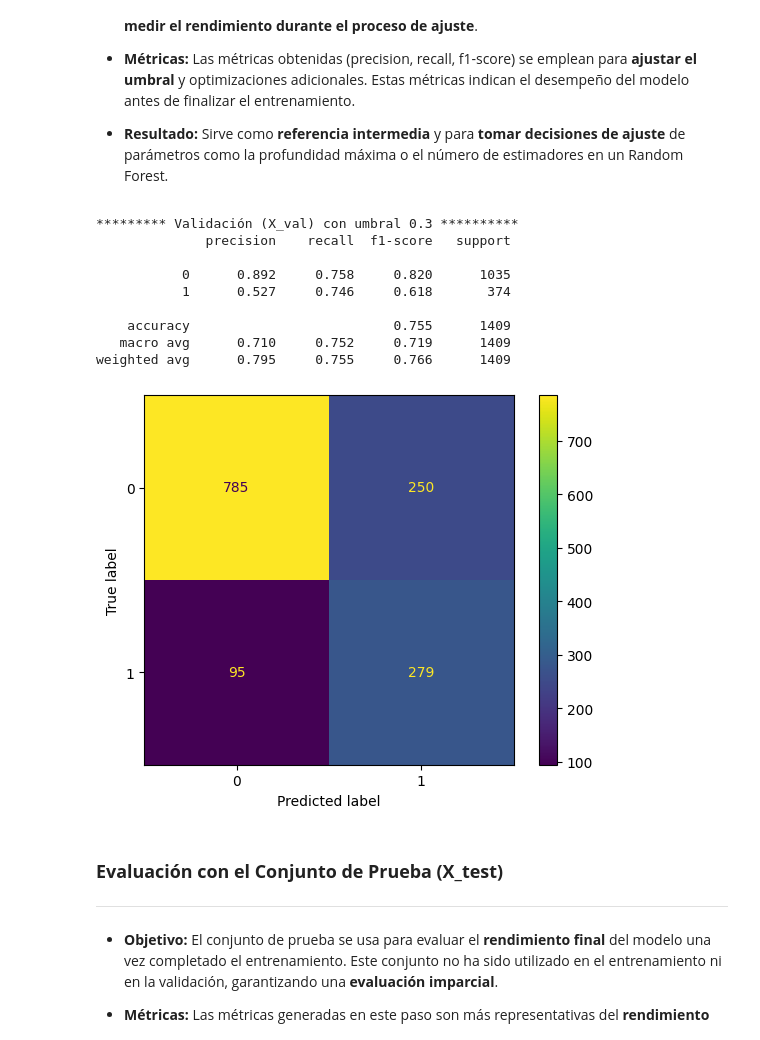
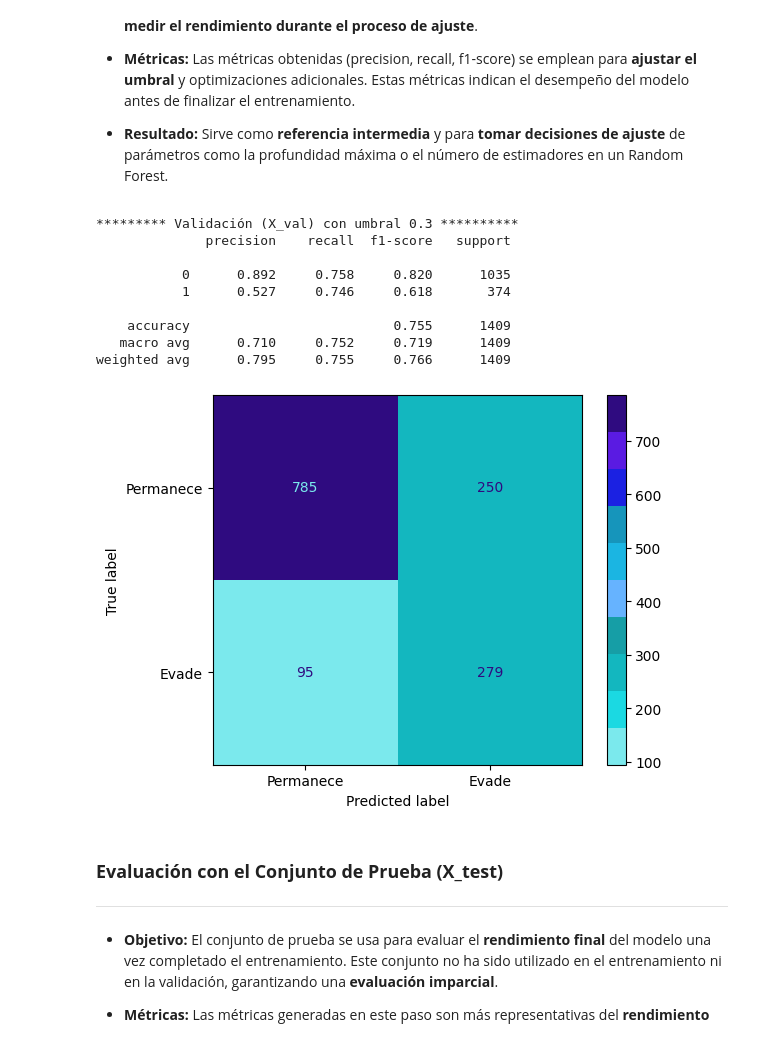
Before and after one commit to DanielRaiicHu/telecom_x_2, a Jupyter notebook: telecom_x_2.ipynb, the cells around one changed output. Drawn from its saved outputs; the diff is of its cells as text; code cells hidden in the pictures.

Commit message:
Actualizando colores

```diff
--- a/telecom_x_2.ipynb
+++ b/telecom_x_2.ipynb
@@ -3007,25 +3171,33 @@ RandomForestClassifier(max_depth=15, min_samples_split=4, n_estimators=200,
 # %%
 import numpy as np
 from sklearn.metrics import classification_report, ConfusionMatrixDisplay
+from matplotlib.colors import ListedColormap
 
 umbral = 0.3
 proba_val   = modelo_forest.predict_proba(X_val)[:, 1]
 y_pred_val  = (proba_val >= umbral).astype(int)
 
+# Colores personalizados
+cmap_matriz = ListedColormap(colores_matriz)
+
 print("********* Validación (X_val) con umbral 0.3 **********")
 print(classification_report(y_val, y_pred_val, digits=3))
-ConfusionMatrixDisplay.from_predictions(y_val, y_pred_val);
+ConfusionMatrixDisplay.from_predictions(
+    y_val, y_pred_val,
+    display_labels=['Permanece', 'Evade'],
+    cmap=cmap_matriz
+);
 # %% [output]
 ********* Validación (X_val) con umbral 0.3 **********
               precision    recall  f1-score   support
 
            0      0.892     0.758     0.820      1035
            1      0.527     0.746     0.618       374
 
     accuracy                          0.755      1409
    macro avg      0.710     0.752     0.719      1409
 weighted avg      0.795     0.755     0.766      1409
-[figure, old version]
+[figure, new version]
 # %% [markdown]
 ### **Evaluación con el Conjunto de Prueba (X_test)**
 ---
```
Also changed, not shown: parts of 6 cells of this notebook.
